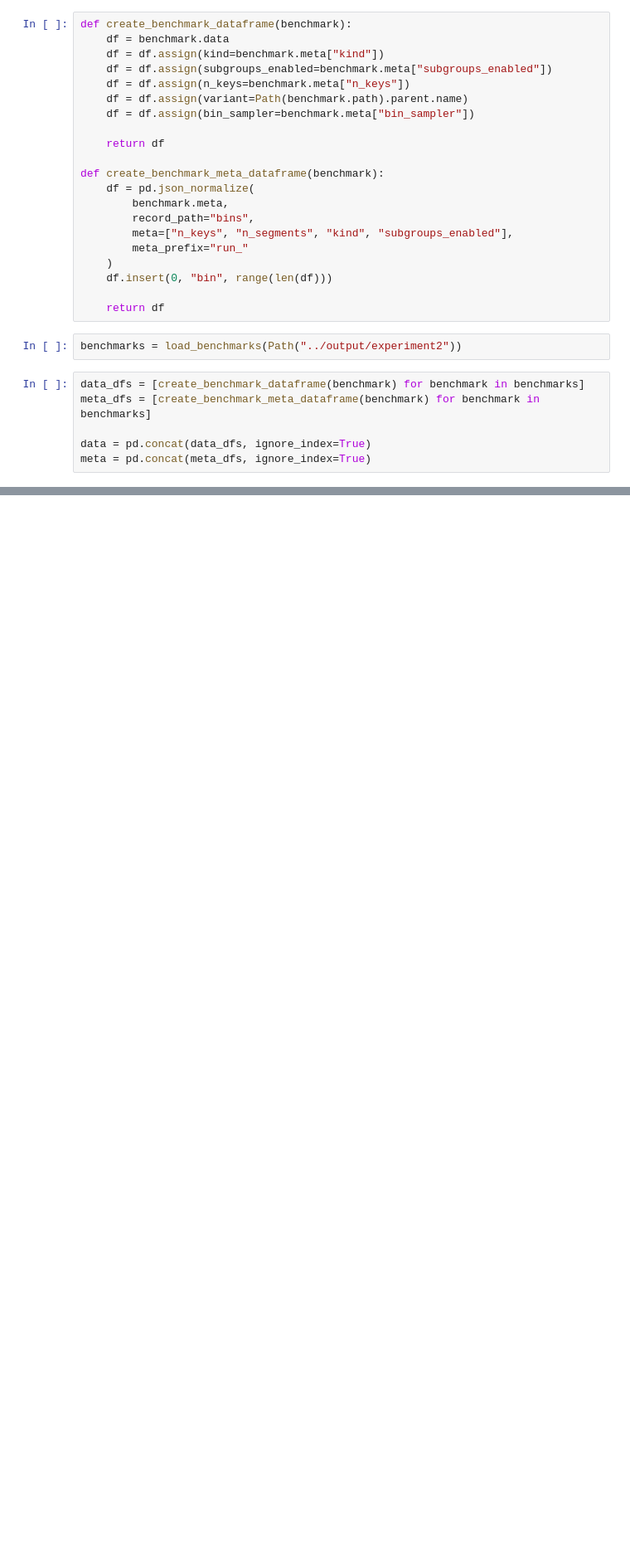
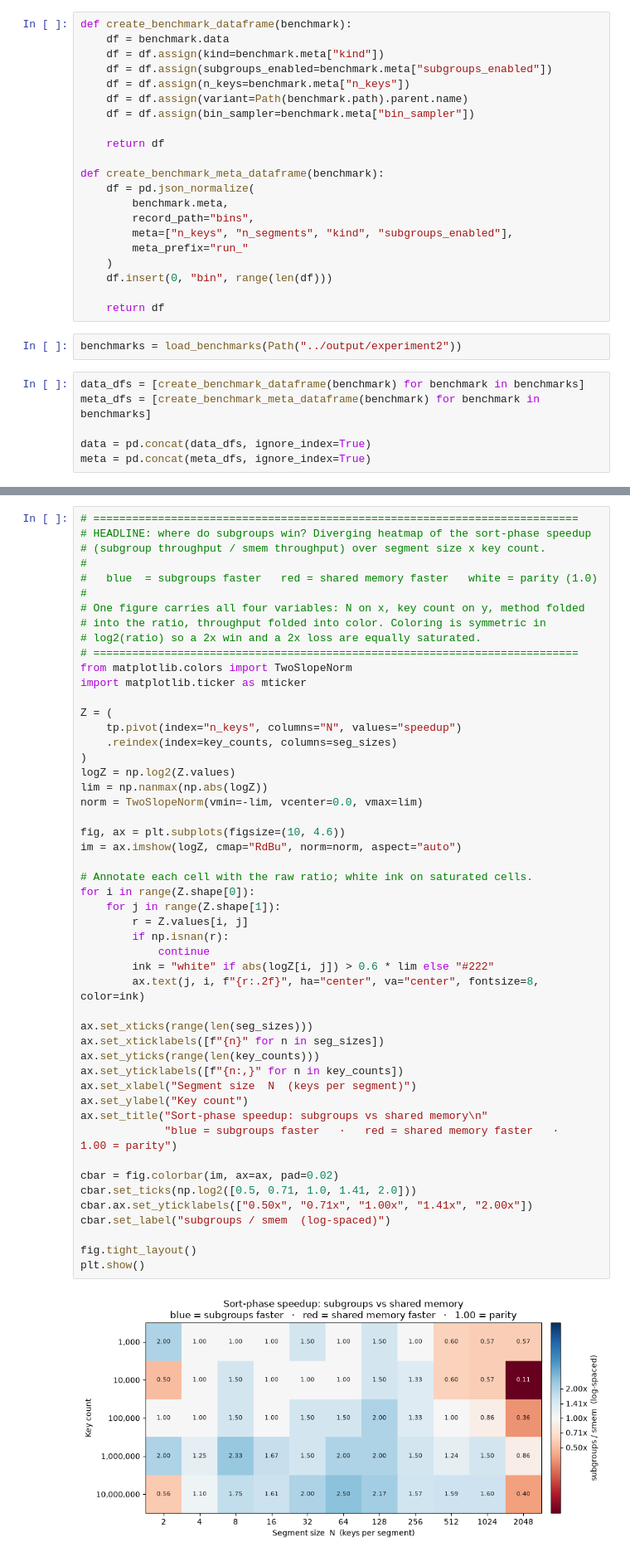
Before and after one commit to hollinwilkins/wb_segsort, a Jupyter notebook: notebooks/experiment2.ipynb, the cells around one changed output, grey strips where cells are left out. Shown at 83% size. Cells and saved outputs as stored; diff of their text form; blank space fills up the shorter version.

```diff
--- a/notebooks/experiment2.ipynb
+++ b/notebooks/experiment2.ipynb
@@ -251,0 +292,52 @@ KeyError: ('gpu_smem', np.int64(9583660))
+# %%
+# ===========================================================================
+# HEADLINE: where do subgroups win? Diverging heatmap of the sort-phase speedup
+# (subgroup throughput / smem throughput) over segment size x key count.
+#
+#   blue  = subgroups faster   red = shared memory faster   white = parity (1.0)
+#
+# One figure carries all four variables: N on x, key count on y, method folded
+# into the ratio, throughput folded into color. Coloring is symmetric in
+# log2(ratio) so a 2x win and a 2x loss are equally saturated.
+# ===========================================================================
+from matplotlib.colors import TwoSlopeNorm
+import matplotlib.ticker as mticker
+
+Z = (
+    tp.pivot(index="n_keys", columns="N", values="speedup")
+    .reindex(index=key_counts, columns=seg_sizes)
+)
+logZ = np.log2(Z.values)
+lim = np.nanmax(np.abs(logZ))
+norm = TwoSlopeNorm(vmin=-lim, vcenter=0.0, vmax=lim)
+
+fig, ax = plt.subplots(figsize=(10, 4.6))
+im = ax.imshow(logZ, cmap="RdBu", norm=norm, aspect="auto")
+
+# Annotate each cell with the raw ratio; white ink on saturated cells.
+for i in range(Z.shape[0]):
+    for j in range(Z.shape[1]):
+        r = Z.values[i, j]
+        if np.isnan(r):
+            continue
+        ink = "white" if abs(logZ[i, j]) > 0.6 * lim else "#222"
+        ax.text(j, i, f"{r:.2f}", ha="center", va="center", fontsize=8, color=ink)
+
+ax.set_xticks(range(len(seg_sizes)))
+ax.set_xticklabels([f"{n}" for n in seg_sizes])
+ax.set_yticks(range(len(key_counts)))
+ax.set_yticklabels([f"{n:,}" for n in key_counts])
+ax.set_xlabel("Segment size  N  (keys per segment)")
+ax.set_ylabel("Key count")
+ax.set_title("Sort-phase speedup: subgroups vs shared memory\n"
+             "blue = subgroups faster   ·   red = shared memory faster   ·   1.00 = parity")
+
+cbar = fig.colorbar(im, ax=ax, pad=0.02)
+cbar.set_ticks(np.log2([0.5, 0.71, 1.0, 1.41, 2.0]))
+cbar.ax.set_yticklabels(["0.50x", "0.71x", "1.00x", "1.41x", "2.00x"])
+cbar.set_label("subgroups / smem  (log-spaced)")
+
+fig.tight_layout()
+plt.show()
+# %% [output]
+[figure, added]
```
Also changed, not shown: parts of 6 cells of this notebook, 1 other file.
